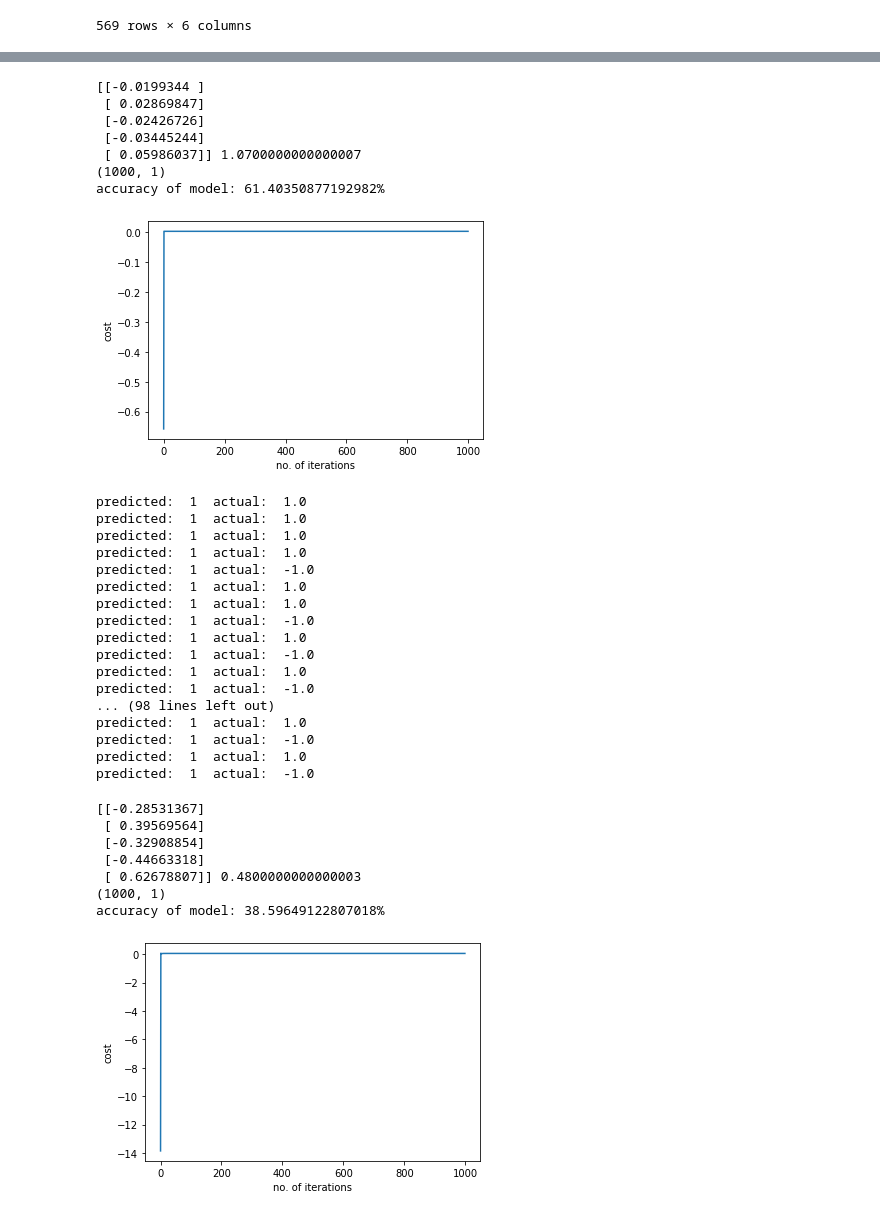
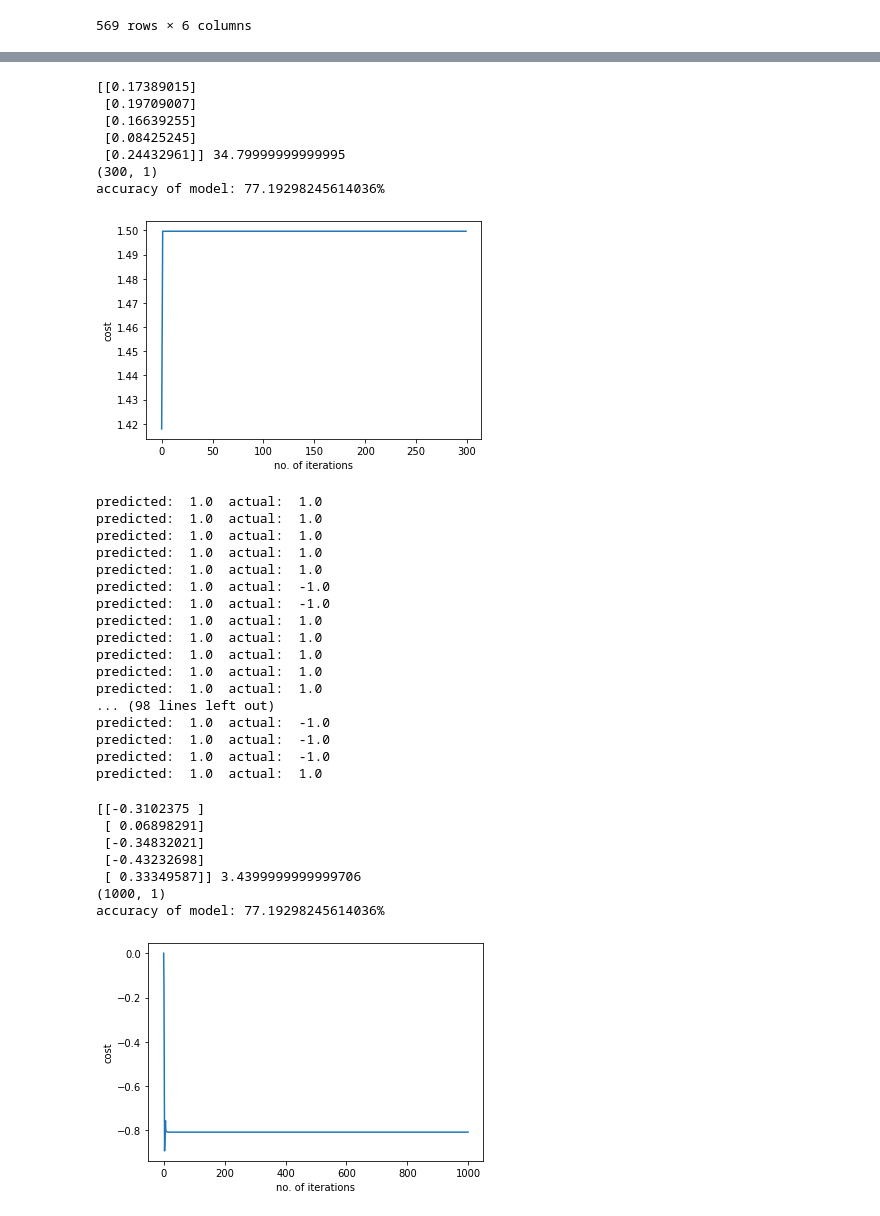
Before and after one commit to tanya12181/Machine-Learning-Internship, a Jupyter notebook: Task 12 SVM/Task 12 SVM from scratch (updated).ipynb, the cells around one changed output, grey strips where cells are left out. Saved outputs shown, nothing was run; the diff lists cells and outputs as text; code cells hidden in the pictures.

```diff
--- a/Task 12 SVM/Task 12 SVM from scratch (updated).ipynb
+++ b/Task 12 SVM/Task 12 SVM from scratch (updated).ipynb
@@ -117,7 +111,7 @@ print(x_test)
 def grad_descent(x,y,reg,alpha,epoch):
     r=x.shape[0]
     c=x.shape[1]
-    w = np.ones((c,1))
+    w = np.zeros((c,1))
     b=0
     min_w=[]
     min_b=None
@@ -160,9 +154,9 @@ def predict(x_,y_,w,b):
     py=list(py)
     for i in range(len(py)):
         if py[i]>=1:
-            py[i]=1
+            py[i]=1.0
         else:
-            py[i]=-1
+            py[i]=-1.0
     return py
 
 def showPredictions(pred,y_):
@@ -272,43 +286,43 @@ accuracy of model: 61.40350877192982%
 # %%
-alpha = 0.01
-epoch = 1000
+alpha = 0.4
+epoch = 300
 reg = 0.5 # regularization parameter
 theta,b,cost_list=grad_descent(x_train,y_train,reg,alpha,epoch)
 print(theta,b)
 print(cost_list.shape)
 plotCost(cost_list)
 pred_y = predict(x_test,y_test,theta,b)
 accuracy = calAccuracy(pred_y,y_test)
 print(f"accuracy of model: {accuracy}%")
 # %% [output]
-[[-0.0199344 ]
- [ 0.02869847]
- [-0.02426726]
- [-0.03445244]
- [ 0.05986037]] 1.0700000000000007
-(1000, 1)
-accuracy of model: 61.40350877192982%
+[[0.17389015]
+ [0.19709007]
+ [0.16639255]
+ [0.08425245]
+ [0.24432961]] 34.79999999999995
+(300, 1)
+accuracy of model: 77.19298245614036%
-[figure, old version]
+[figure, new version]
 # %%
 showPredictions(pred_y,y_test)
 # %% [output]
-predicted:  1  actual:  1.0
-predicted:  1  actual:  1.0
-predicted:  1  actual:  1.0
-predicted:  1  actual:  1.0
-predicted:  1  actual:  -1.0
-predicted:  1  actual:  1.0
-predicted:  1  actual:  1.0
-predicted:  1  actual:  -1.0
-predicted:  1  actual:  1.0
-predicted:  1  actual:  -1.0
-predicted:  1  actual:  1.0
-predicted:  1  actual:  -1.0
+predicted:  1.0  actual:  1.0
+predicted:  1.0  actual:  1.0
+predicted:  1.0  actual:  1.0
+predicted:  1.0  actual:  1.0
+predicted:  1.0  actual:  1.0
+predicted:  1.0  actual:  -1.0
+predicted:  1.0  actual:  -1.0
+predicted:  1.0  actual:  1.0
+predicted:  1.0  actual:  1.0
+predicted:  1.0  actual:  1.0
+predicted:  1.0  actual:  1.0
+predicted:  1.0  actual:  1.0
 ... (98 lines left out)
-predicted:  1  actual:  1.0
-predicted:  1  actual:  -1.0
-predicted:  1  actual:  1.0
-predicted:  1  actual:  -1.0
+predicted:  1.0  actual:  -1.0
+predicted:  1.0  actual:  -1.0
+predicted:  1.0  actual:  -1.0
+predicted:  1.0  actual:  1.0
 # %%
 alpha = 0.01
 epoch = 1000
@@ -321,14 +335,14 @@ pred_y = predict(x_test,y_test,theta,b)
 accuracy = calAccuracy(pred_y,y_test)
 print(f"accuracy of model: {accuracy}%")
 # %% [output]
-[[-0.28531367]
- [ 0.39569564]
- [-0.32908854]
- [-0.44663318]
- [ 0.62678807]] 0.4800000000000003
+[[-0.3102375 ]
+ [ 0.06898291]
+ [-0.34832021]
+ [-0.43232698]
+ [ 0.33349587]] 3.4399999999999706
 (1000, 1)
-accuracy of model: 38.59649122807018%
+accuracy of model: 77.19298245614036%
-[figure, old version]
+[figure, new version]
 # %%
 alpha = 0.01
 epoch = 1000
```
Also changed, not shown: parts of 13 cells of this notebook.
